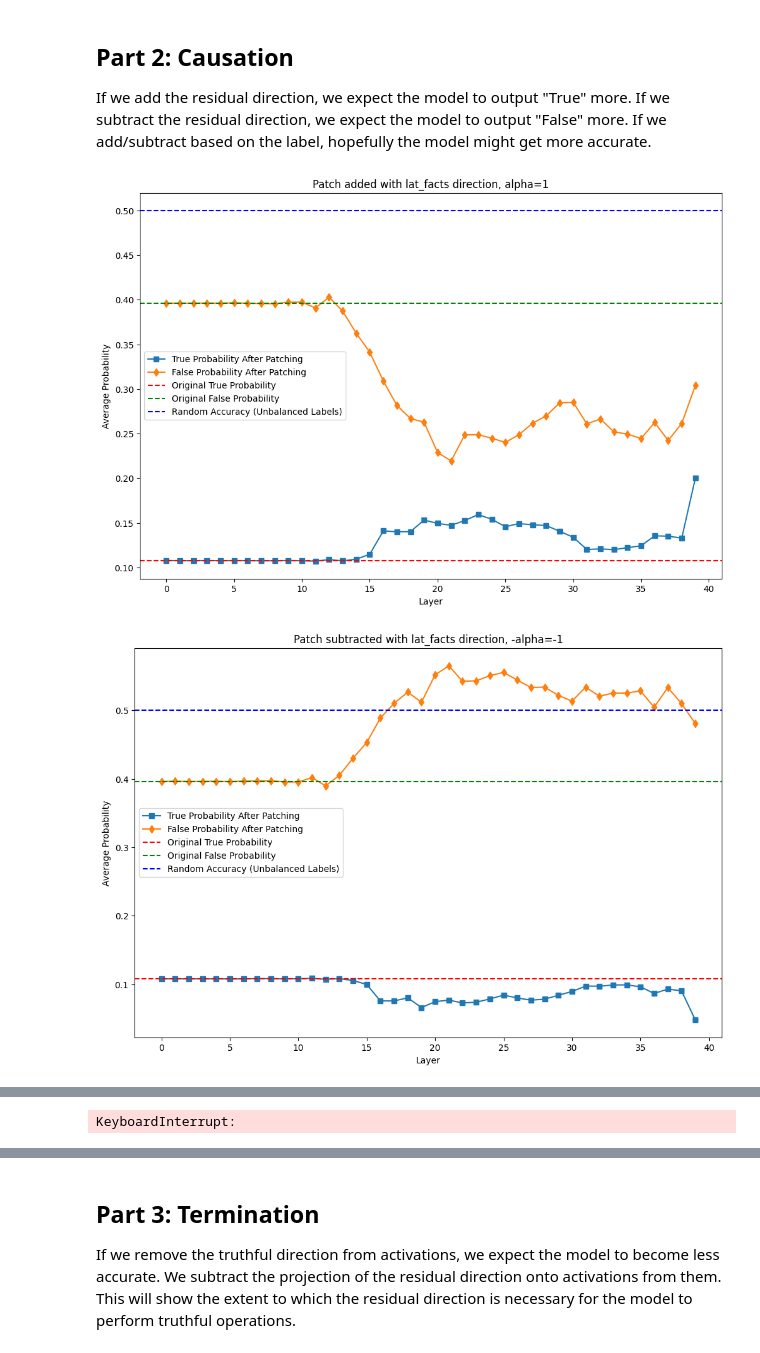
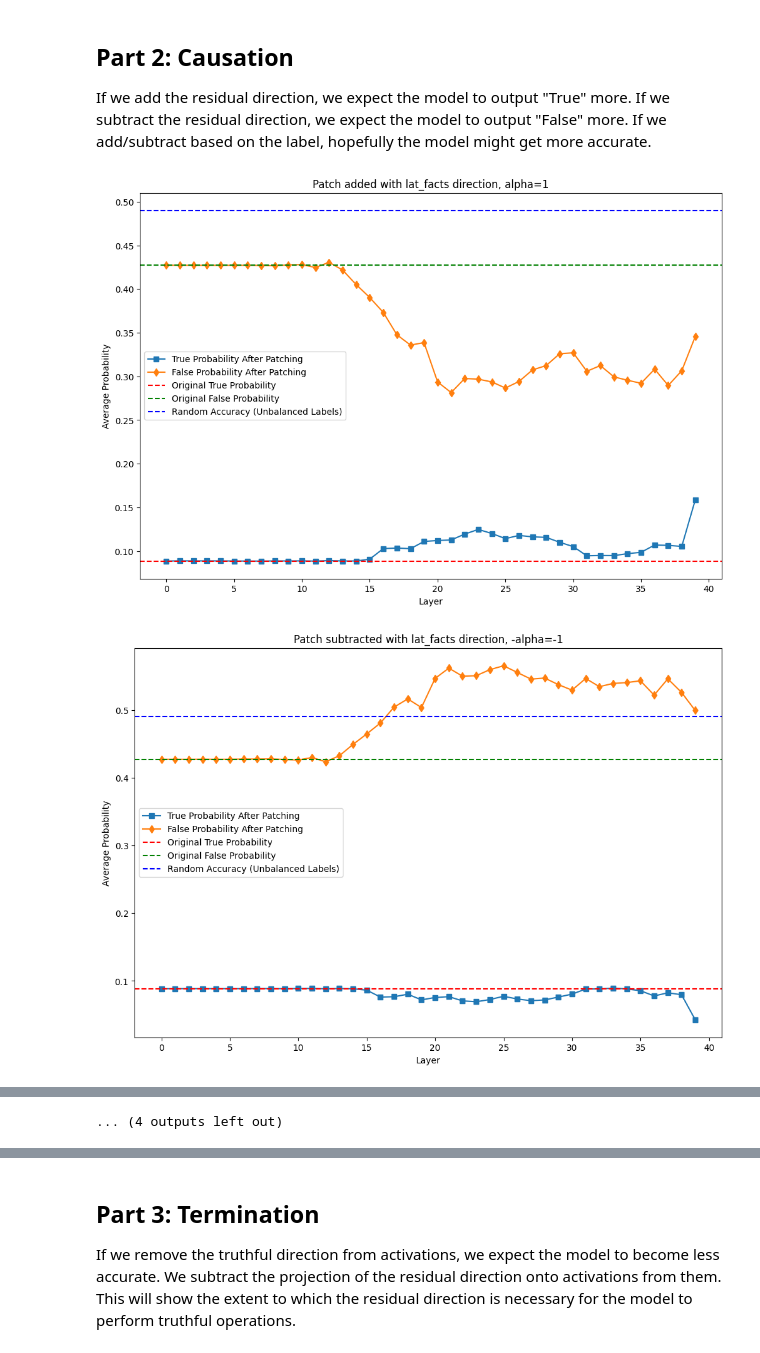
Before and after one commit to magikarp01/rep_control, a Jupyter notebook: rep_testing.ipynb, the cells around one changed output, grey strips where cells are left out. Drawn from its saved outputs; the diff is of its cells as text; code cells hidden in the pictures.

```diff
--- a/rep_testing.ipynb
+++ b/rep_testing.ipynb
@@ -328,3 +328,9 @@ plt.title(f"Cosine Similarities between LAT {split_name=} and Concept Directions
 # %% [output]
 Text(0.5, 1.0, "Cosine Similarities between LAT split_name='facts' and Concept Directions")
 [figure]
+# %%
+lat_concept_cossims = []
+for layer in range(n_layers):
+    lat_concept_cossims.append(np.dot(mean_diff_short_dirs[layer], mean_diff_honest_dirs[layer]) / (np.linalg.norm(mean_diff_short_dirs[layer]) * np.linalg.norm(mean_diff_honest_dirs[layer])))
+plt.plot(lat_concept_cossims)
+plt.title(f"Cosine Similarities between Mean Diff short and Mean Diff honest, {split_name=}")
@@ -706,7 +734,7 @@ use_test = True
 alpha = 1
 use_leace_diff_norm = True
 if use_leace_diff_norm:
-    with open("truthfulness_dirs/13b_cities_leace_diff_norms.pkl", "rb") as f:
+    with open(f"truthfulness_dirs/13b_{split_name}_leace_diff_norms.pkl", "rb") as f:
         leace_diff_norms = pickle.load(f)
     # leace_diff_norms = {l: np.linalg.norm(erased_info[l], axis=-1) for l in range(n_layers)}
 else:
@@ -728,17 +756,17 @@ for dir_name in direction_names:
 # %%
 added_performances = {}
 subtracted_performances = {}
 flipped_label_performances = {}
 flipped_dot_performances = {}
 
-short_train_data = test_data_rows[:50]
+short_train_data = test_data_rows[:100]
 scale_relative = False
 
 for dir_name in direction_names:
     added_performances[dir_name] = test_intervention(added_caches[dir_name], short_train_data, plot=True, plot_type="Response", plot_title=f"Patch added with {dir_name} direction, {alpha=}", scale_relative=scale_relative)
     subtracted_performances[dir_name] = test_intervention(subtracted_caches[dir_name], short_train_data, plot=True, plot_type="Response", plot_title=f"Patch subtracted with {dir_name} direction, {-alpha=}", scale_relative=scale_relative)
     flipped_label_performances[dir_name] = test_intervention(flipped_label_caches[dir_name], short_train_data, plot=True, plot_title=f"Patch flipped with labels and {dir_name} direction, {alpha=}", scale_relative=scale_relative)
     flipped_dot_performances[dir_name] = test_intervention(flipped_dot_caches[dir_name], short_train_data, plot=True, plot_title=f"Patch flipped with dot and {dir_name} direction, {alpha=}", scale_relative=scale_relative)
 # %% [output]
-[figure, old version]
+[figure, new version]
-[figure, old version]
+[figure, new version]
@@ -745,4 +783,4 @@ for dir_name in direction_names:
-KeyboardInterrupt:
+... (4 outputs left out)
 # %%
 with open(f"performances/causal_intervention_performances_{split_name=}_{alpha=}_{use_leace_diff_norm=}_{scale_relative=}.pkl", "wb") as f:
     pickle.dump((added_performances, subtracted_performances, flipped_label_performances, flipped_dot_performances), f)
```
Also changed, not shown: parts of 14 cells of this notebook, 2 other files.
